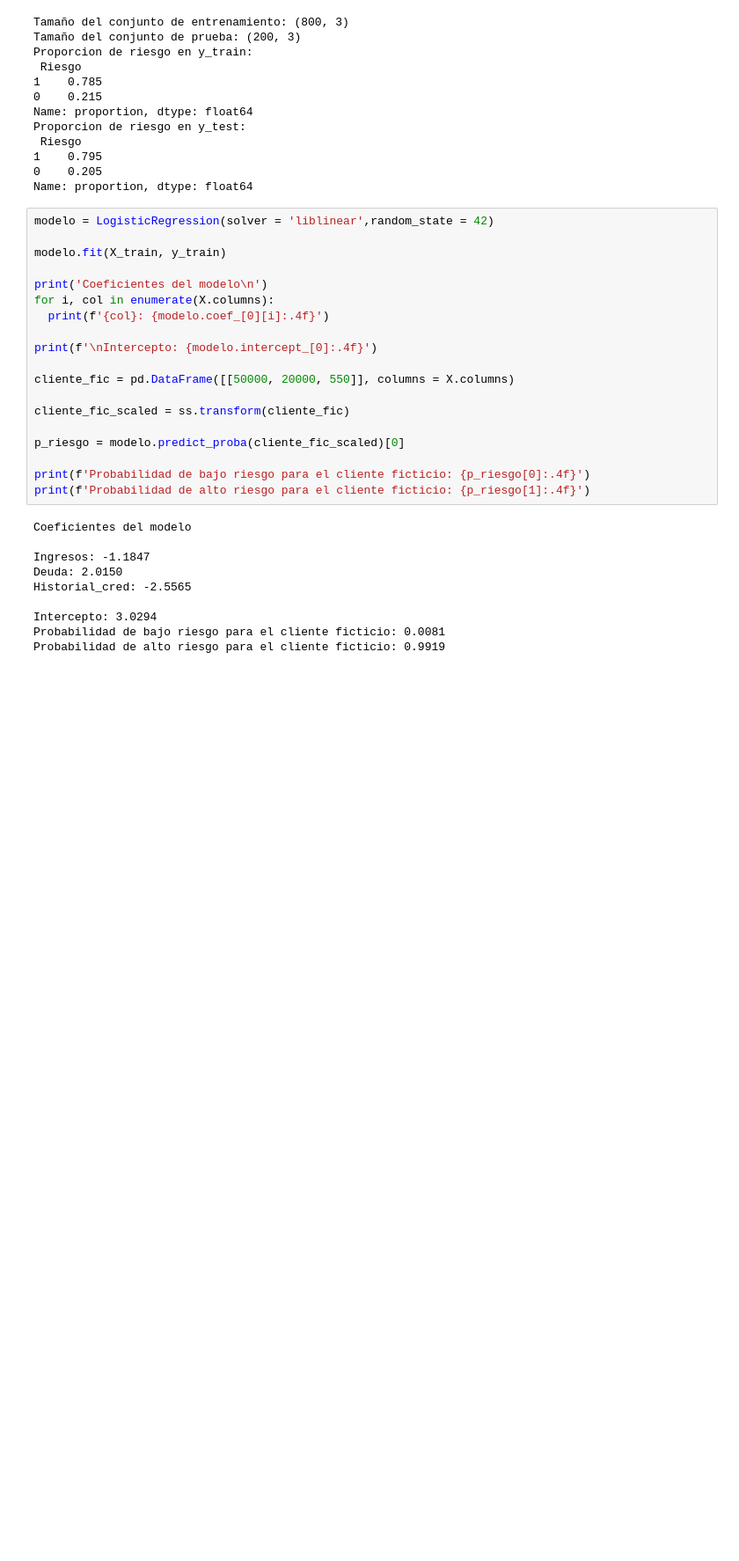
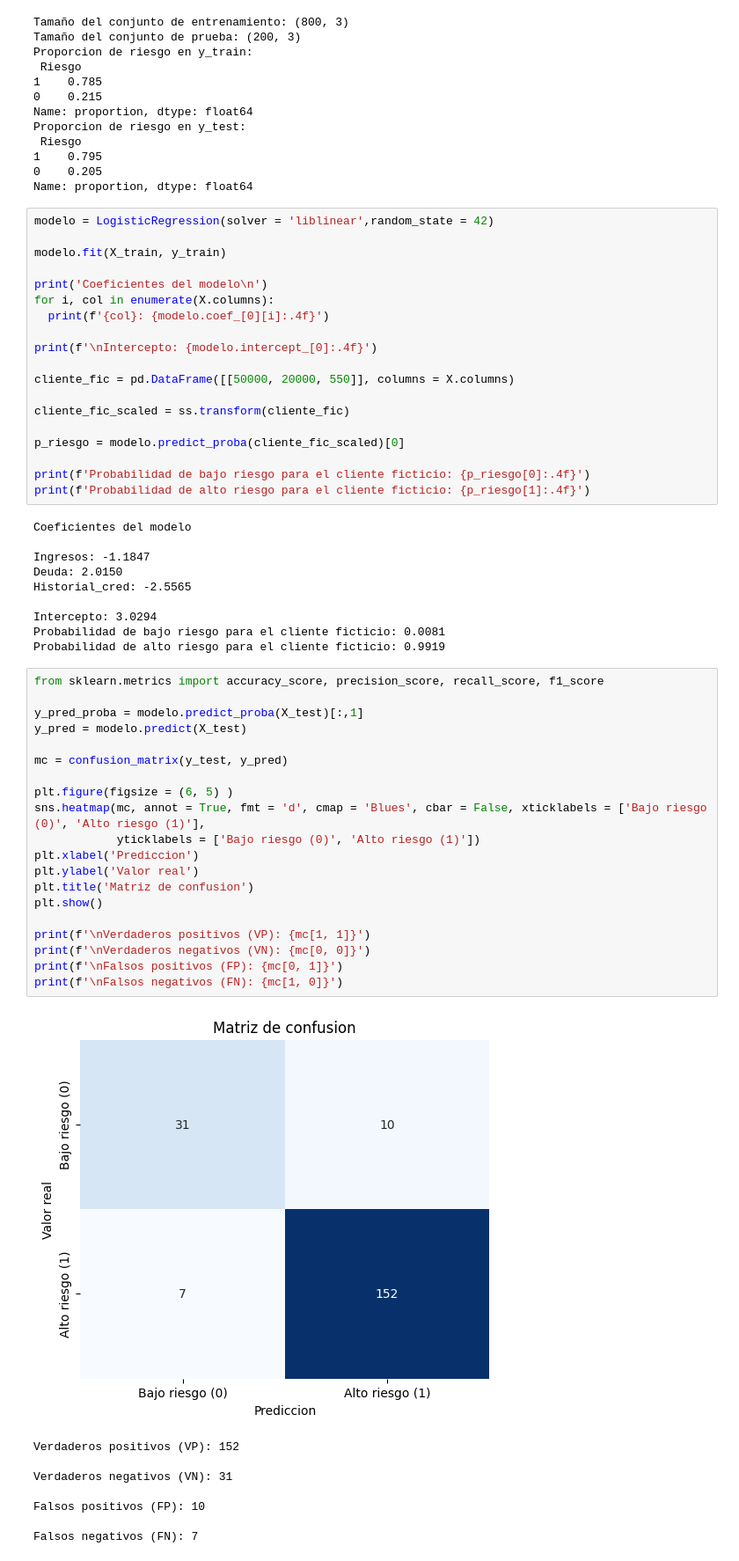
Before and after one commit to MattZG/Asteroid_Classification, a Jupyter notebook: Modulo_6.ipynb, the cells around one changed output. Shown: that part at 88% size. Drawn from its saved outputs; the diff is of its cells as text; blank space fills up the shorter version.

```diff
--- a/Modulo_6.ipynb
+++ b/Modulo_6.ipynb
@@ -950,3 +954,32 @@ Historial_cred: -2.5565
 Intercepto: 3.0294
 Probabilidad de bajo riesgo para el cliente ficticio: 0.0081
 Probabilidad de alto riesgo para el cliente ficticio: 0.9919
+# %%
+from sklearn.metrics import accuracy_score, precision_score, recall_score, f1_score
+
+y_pred_proba = modelo.predict_proba(X_test)[:,1]
+y_pred = modelo.predict(X_test)
+
+mc = confusion_matrix(y_test, y_pred)
+
+plt.figure(figsize = (6, 5) )
+sns.heatmap(mc, annot = True, fmt = 'd', cmap = 'Blues', cbar = False, xticklabels = ['Bajo riesgo (0)', 'Alto riesgo (1)'],
+            yticklabels = ['Bajo riesgo (0)', 'Alto riesgo (1)'])
+plt.xlabel('Prediccion')
+plt.ylabel('Valor real')
+plt.title('Matriz de confusion')
+plt.show()
+
+print(f'\nVerdaderos positivos (VP): {mc[1, 1]}')
+print(f'\nVerdaderos negativos (VN): {mc[0, 0]}')
+print(f'\nFalsos positivos (FP): {mc[0, 1]}')
+print(f'\nFalsos negativos (FN): {mc[1, 0]}')
+# %% [output]
+[figure, added]
+Verdaderos positivos (VP): 152
+
+Verdaderos negativos (VN): 31
+
+Falsos positivos (FP): 10
+
+Falsos negativos (FN): 7
```
Also changed, not shown: parts of 5 cells of this notebook.
